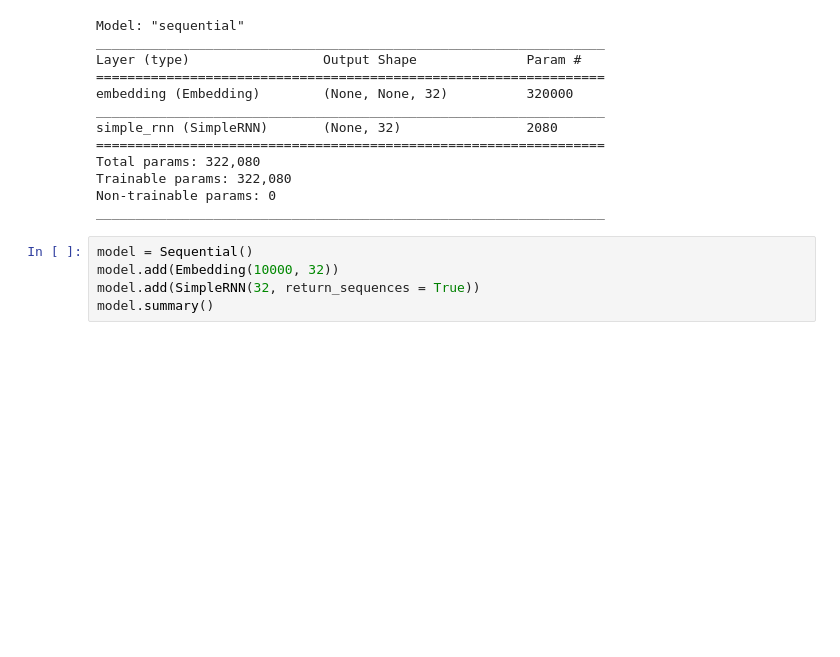
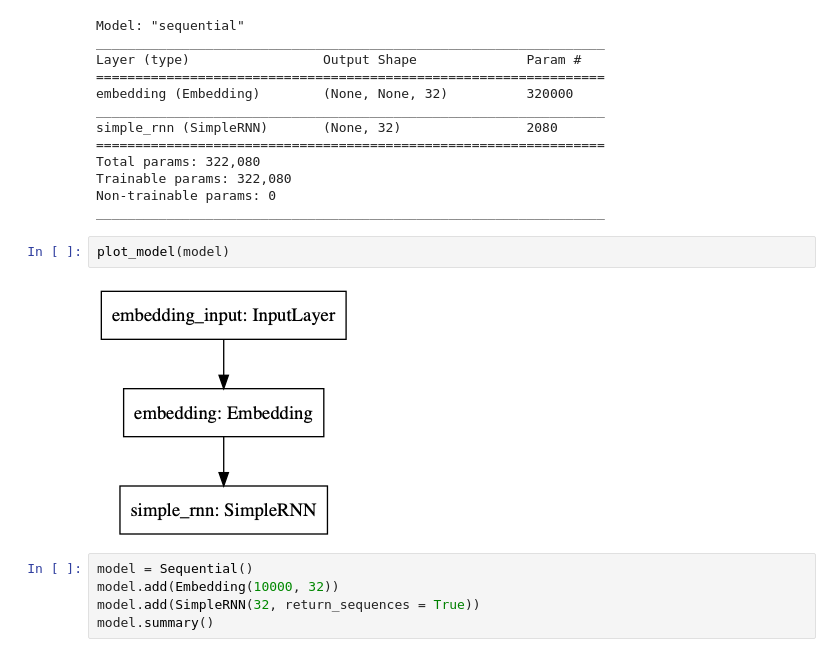
Before and after one commit to pankajti/capstone, a Jupyter notebook: demos/keras_rnn.ipynb, the cells around one changed output. Saved outputs shown, nothing was run; the diff lists cells and outputs as text; blank space fills up the shorter version.

```diff
--- a/demos/keras_rnn.ipynb
+++ b/demos/keras_rnn.ipynb
@@ -20,6 +21,10 @@ Total params: 322,080
 Trainable params: 322,080
 Non-trainable params: 0
 _________________________________________________________________
+# %%
+plot_model(model)
+# %% [output]
+[figure, added]
 # %%
 model = Sequential()
 model.add(Embedding(10000, 32))
```
Also changed, not shown: parts of 7 cells of this notebook, 19 other files.
